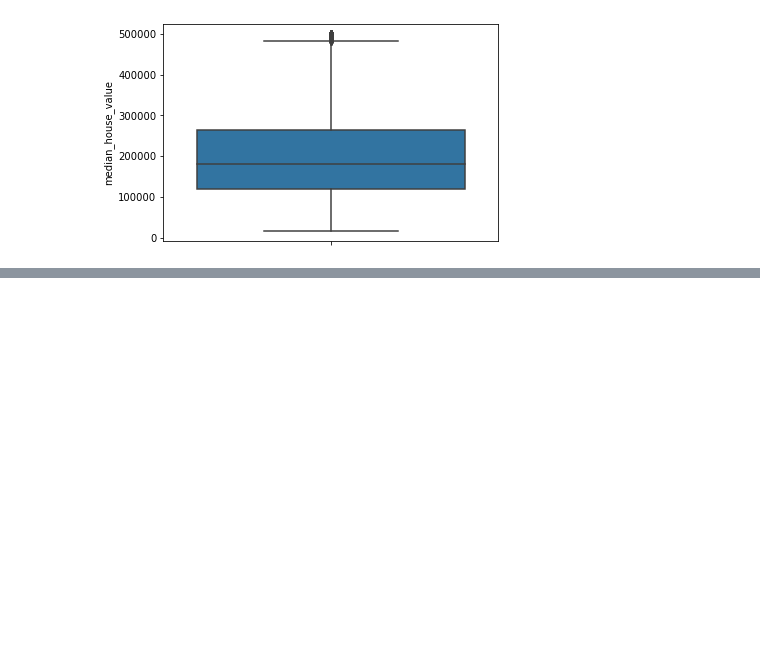
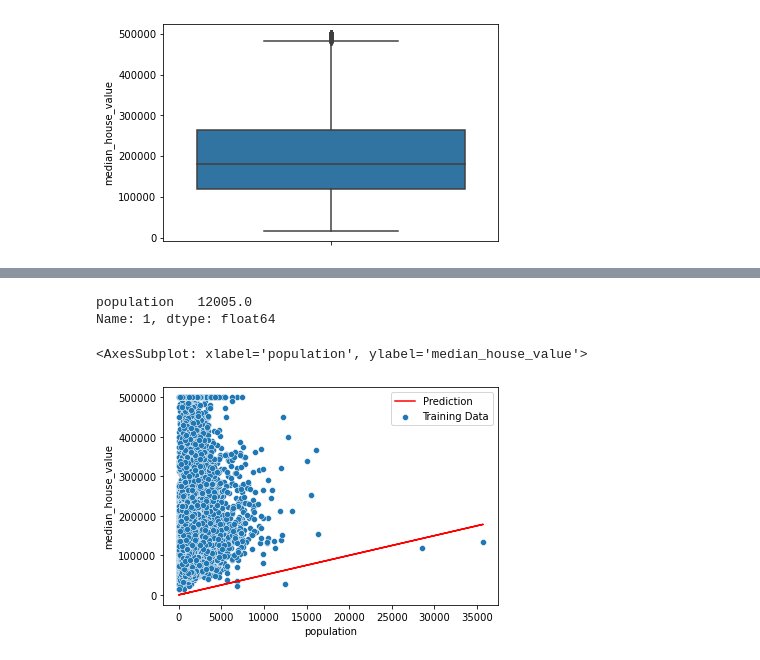
Before and after one commit to Lester-723/Data-Analytics-Projects-, a Jupyter notebook: Practice/Linear Regression.ipynb, the cells around one changed output, grey strips where cells are left out. Saved outputs shown, nothing was run; the diff lists cells and outputs as text; code cells hidden in the pictures; blank space fills up the shorter version.

```diff
--- a/Practice/Linear Regression.ipynb
+++ b/Practice/Linear Regression.ipynb
@@ -78,0 +91,4 @@ b = 50000
+# %%
+i = 1
+x_i = x_train.iloc[i]
+y_i = y_train.iloc[i]
@@ -78,0 +108,24 @@ b = 50000
+# %%
+# According to the linear Regression function, f(x) = wx + b, where w is the weight and b is the bias. My current feature is population and my target is median house value. Assuming my population increases by 1,000 people, I want to predict how much the median house value will increase.
+w = 5
+b = 0 #Assuming my population is 0
+f = w * x_i + b
+# %%
+f
+# %% [output]
+population   12005.0
+Name: 1, dtype: float64
+# %%
+def compute_regression_output(x,w,b):
+
+    m = x.shape[0]
+    f_wb = np.zeros(m)
+    for i in range(m):
+        f_wb[i] = w * x[i] + b
+    return f_wb
+# %%
+plt.plot(x_train, compute_regression_output(x_train,w,b), color = 'r', label = "Prediction")
+sns.scatterplot(x = x_train, y = y_train, label = "Training Data")
+# %% [output]
+<AxesSubplot: xlabel='population', ylabel='median_house_value'>
+[figure, added]
```
Also changed, not shown: parts of 12 cells of this notebook.
